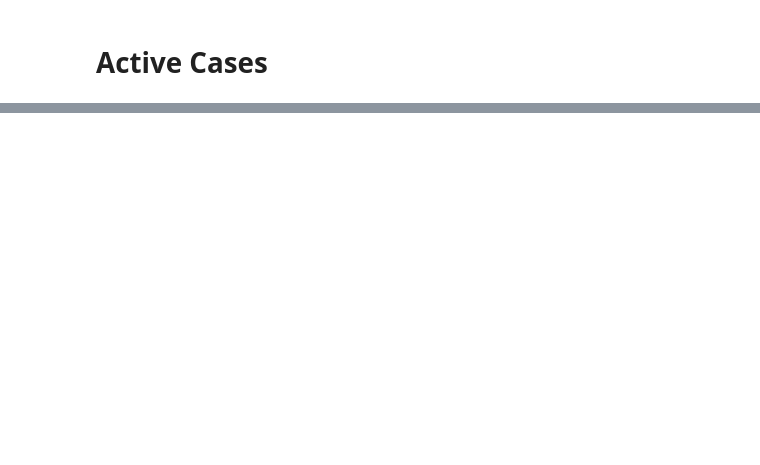
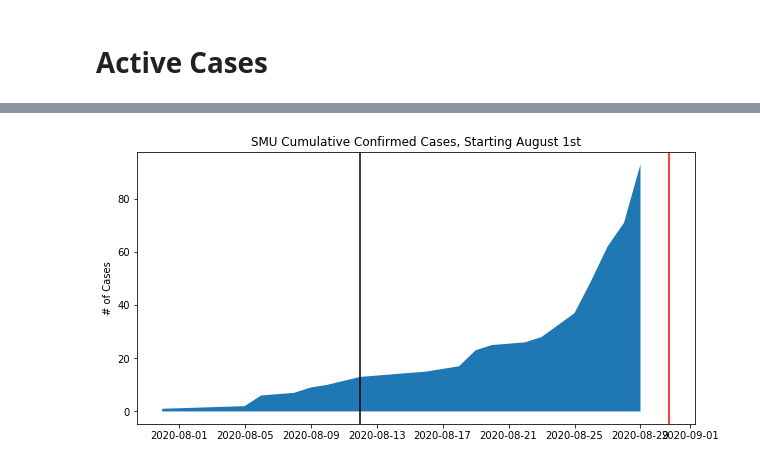
Before and after one commit to jlindbloom/SMU-COVID-19, a Jupyter notebook: Plotting.ipynb, the cells around one changed output, grey strips where cells are left out. Cells and saved outputs as stored; diff of their text form; code cells hidden in the pictures; blank space fills up the shorter version.

```diff
--- a/Plotting.ipynb
+++ b/Plotting.ipynb
@@ -54 +40,11 @@ numpy.datetime64('2020-08-29T19:18:31.555429')
+# %%
+plt.figure(figsize=(10,5))
+plt.fill_between(temp_smu_dates[28:], np.cumsum(counts[28:]))
+plt.title("SMU Cumulative Confirmed Cases, Starting August 1st")
+plt.axvline(np.datetime64(dt.datetime.strptime("20-08-12", "%y-%m-%d")), ymin=0, c="k")
+plt.axvline(np.datetime64(dt.datetime.now()), ymin=0, c="r")
+plt.ylabel("# of Cases")
+plt.savefig("cumulative_cases_starting_august.png")
+# %% [output]
+[figure, added]
 # %%
```
Also changed, not shown: parts of 17 cells of this notebook, 9 other files.
